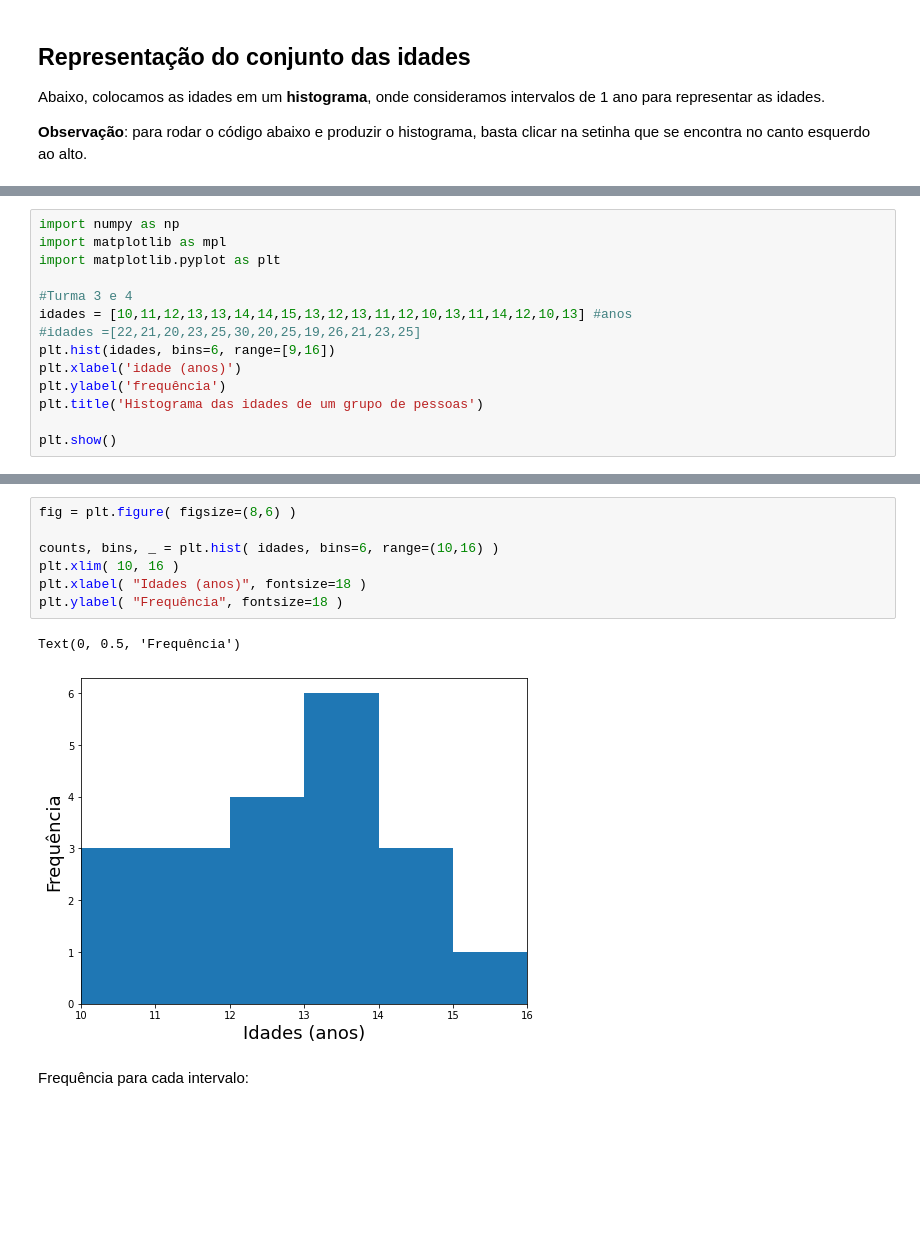
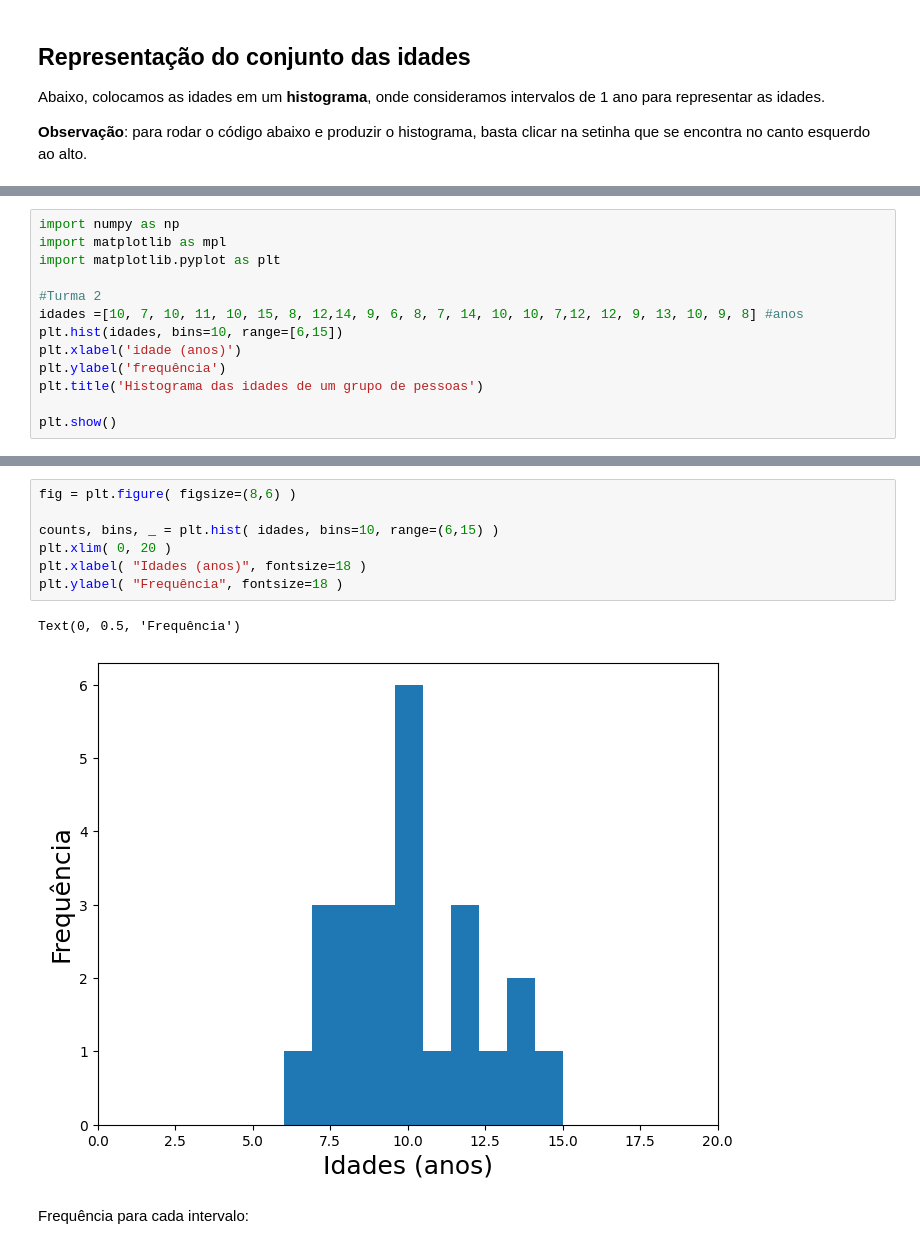
Before and after one commit to elizamelo/FisicaGeral, a Jupyter notebook: histogramasAula02Test.ipynb, the cells around one changed output, grey strips where cells are left out. Drawn from its saved outputs; the diff is of its cells as text; blank space fills up the shorter version.

```diff
--- a/histogramasAula02Test.ipynb
+++ b/histogramasAula02Test.ipynb
@@ -56,10 +56,9 @@ import numpy as np
 import matplotlib as mpl
 import matplotlib.pyplot as plt
 
-#Turma 3 e 4
-idades = [10,11,12,13,13,14,14,15,13,12,13,11,12,10,13,11,14,12,10,13] #anos
-#idades =[22,21,20,23,25,30,20,25,19,26,21,23,25]
-plt.hist(idades, bins=6, range=[9,16])
+#Turma 2
+idades =[10, 7, 10, 11, 10, 15, 8, 12,14, 9, 6, 8, 7, 14, 10, 10, 7,12, 12, 9, 13, 10, 9, 8] #anos
+plt.hist(idades, bins=10, range=[6,15])
 plt.xlabel('idade (anos)')
 plt.ylabel('frequência')
 plt.title('Histograma das idades de um grupo de pessoas')
@@ -87,13 +84,13 @@ plt.show()
 # %%
 fig = plt.figure( figsize=(8,6) )
 
-counts, bins, _ = plt.hist( idades, bins=6, range=(10,16) )
-plt.xlim( 10, 16 )
+counts, bins, _ = plt.hist( idades, bins=10, range=(6,15) )
+plt.xlim( 0, 20 )
 plt.xlabel( "Idades (anos)", fontsize=18 )
 plt.ylabel( "Frequência", fontsize=18 )
 # %% [output]
 Text(0, 0.5, 'Frequência')
-[figure, old version]
+[figure, new version]
 # %% [markdown]
 Frequência para cada intervalo:
 # %%
```
Also changed, not shown: parts of 28 cells of this notebook.
